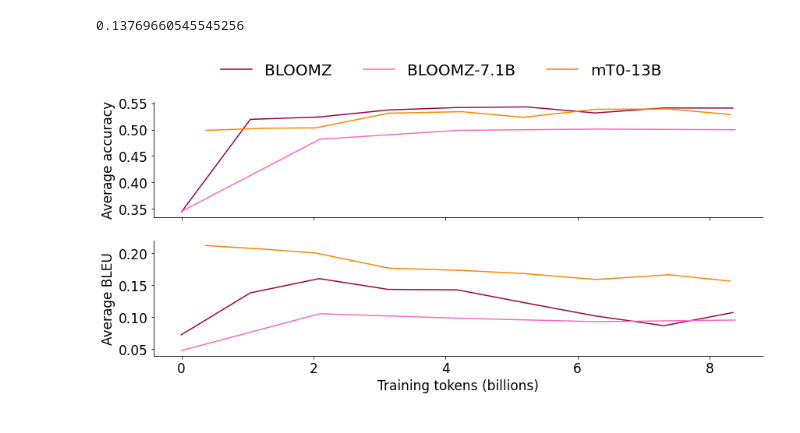
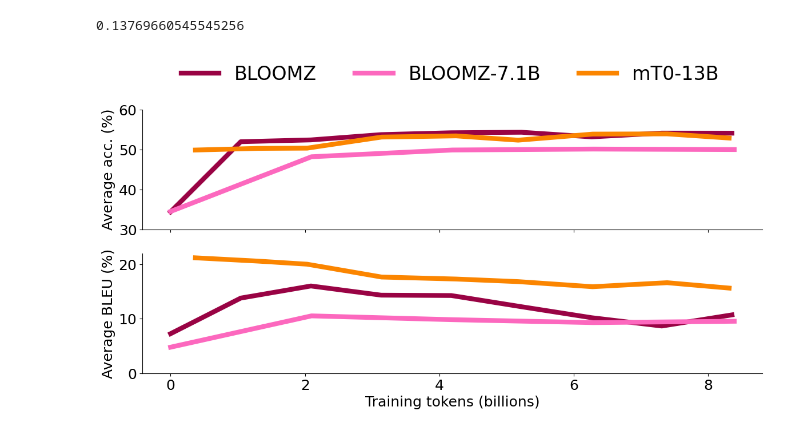
Before and after one commit to bigscience-workshop/xmtf, a Jupyter notebook: plotstables/figure_notebooks/validation.ipynb, the cells around one changed output. Drawn from its saved outputs; the diff is of its cells as text; code cells hidden in the pictures.

```diff
--- a/plotstables/figure_notebooks/validation.ipynb
+++ b/plotstables/figure_notebooks/validation.ipynb
@@ -71,8 +53,8 @@ for step in x_steps:
     y_nlu.append(res.loc[(res["metric"] == "accuracy") & (res["prompt"] == "median")]["value"].mean())
 
 model = "BLOOMZ"
-axes[0].plot(x_toks, y_nlu, label=model, color=color_map[model])
-axes[1].plot(x_toks, y_gen, label=model, color=color_map[model])
+axes[0].plot(x_toks, y_nlu, label=model, color=color_map[model], linewidth=6.0)
+axes[1].plot(x_toks, y_gen, label=model, color=color_map[model], linewidth=6.0)
 
 
 x_steps = [0, 500, 1000, 1500, 2000]
@@ -88,8 +70,8 @@ for step in x_steps:
     y_nlu.append(res.loc[(res["metric"] == "accuracy") & (res["prompt"] == "median")]["value"].mean())
 
 model = "BLOOMZ-7.1B"
-axes[0].plot(x_toks, y_nlu, label=model, color=color_map[model])
-axes[1].plot(x_toks, y_gen, label=model, color=color_map[model])
+axes[0].plot(x_toks, y_nlu, label=model, color=color_map[model], linewidth=6.0)
+axes[1].plot(x_toks, y_gen, label=model, color=color_map[model], linewidth=6.0)
 
 
 x_steps = [2000, 7000, 11000, 17000, 23000, 28000, 34000, 40000, 45000]
@@ -106,44 +88,53 @@ for step in x_steps:
     y_nlu.append(res.loc[(res["metric"] == "accuracy") & (res["prompt"] == "median")]["value"].mean())
 
 model = "mT0-13B"
-axes[0].plot(x_toks, y_nlu, label=model, color=color_map[model])
-axes[1].plot(x_toks, y_gen, label=model, color=color_map[model])
+axes[0].plot(x_toks, y_nlu, label=model, color=color_map[model], linewidth=6.0)
+axes[1].plot(x_toks, y_gen, label=model, color=color_map[model], linewidth=6.0)
 
 for item in ([axes[0].xaxis.label, axes[0].yaxis.label] +
       axes[0].get_xticklabels() + axes[0].get_yticklabels()):
-  item.set_fontsize(17)
+  item.set_fontsize(18)
 for item in ([axes[1].xaxis.label, axes[1].yaxis.label] +
       axes[1].get_xticklabels() + axes[1].get_yticklabels()):
-  item.set_fontsize(17)
+  item.set_fontsize(18)
 
-axes[1].set_ylabel("Average BLEU")
-axes[0].set_ylabel("Average accuracy")
+axes[1].set_ylabel("Average BLEU (%)")
+axes[0].set_ylabel("Average acc. (%)")
 
 # axes[1].set_xticks(x_steps, [round((x * 4194304) / 1_000_000_000, 2) for x in x_steps])
 axes[1].set_xlabel("Training tokens (billions)")
 
 
 axes[1].set_xticks([x * 1_000_000_000 for x in [0, 2, 4, 6, 8]], [x for x in [0, 2, 4, 6, 8]])
 
 # Add grids
 #axes[0].grid()
 #axes[1].grid()
 
+ticks = axes[0].get_yticks()
+labs = [str(round(t*100)) for t in ticks]
+axes[0].set_yticks(ticks[::2], labs[::2])
+
+ticks = axes[1].get_yticks()
+labs = [str(round(t*100)) for t in ticks]
+axes[1].set_yticks(ticks[::2], labs[::2])
+
 axes[0].spines['right'].set_visible(False)
 axes[0].spines['top'].set_visible(False)
 axes[1].spines['right'].set_visible(False)
 axes[1].spines['top'].set_visible(False)
 
 
 axes[0].legend(
     frameon=False,
     ncol=3,
-    loc=(0.10, 1.15),
-    fontsize=20,
+    loc=(0.05, 1.15),
+    fontsize=24,
 )
 
 
 plt.savefig('validation.pdf', dpi=300, bbox_inches='tight')
+plt.savefig('validation.png', dpi=300, bbox_inches='tight')
 plt.show()
 # %% [output]
-[figure, old version]
+[figure, new version]
```
Also changed, not shown: parts of 1 cell of this notebook, 1 other file.
